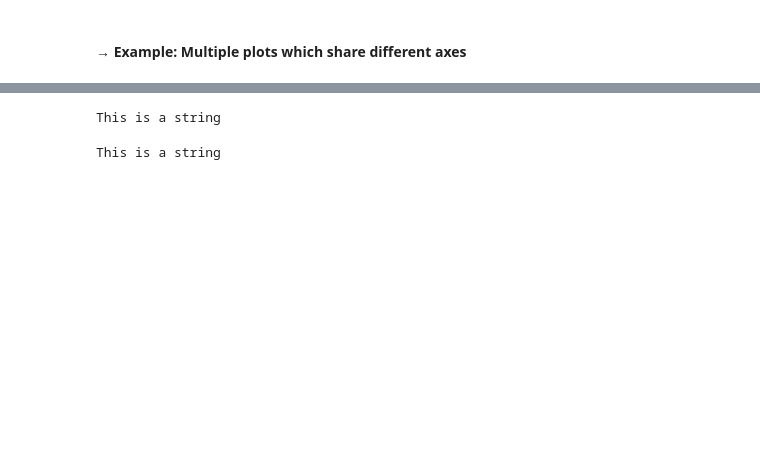
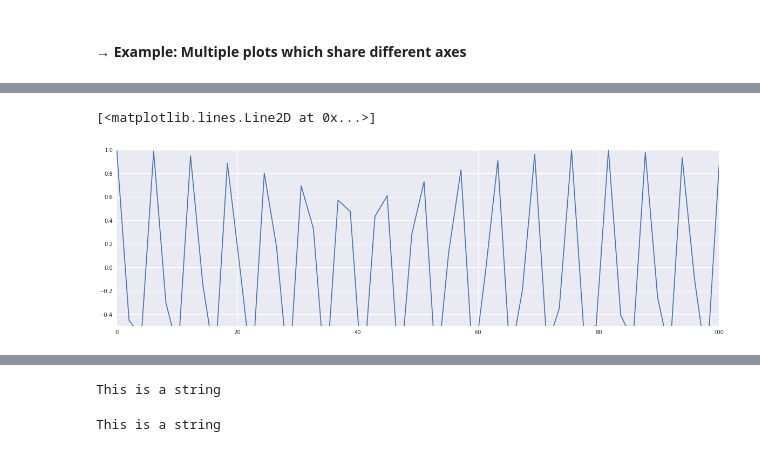
Before and after one commit to iastro-pt/IAPythonCourses, a Jupyter notebook: Class_3/Class3_theo.ipynb, the cells around one changed output, grey strips where cells are left out. Cells and saved outputs as stored; diff of their text form; code cells hidden in the pictures; blank space fills up the shorter version.

```diff
--- a/Class_3/Class3_theo.ipynb
+++ b/Class_3/Class3_theo.ipynb
@@ -220,3 +226,16 @@ ax4.plot(x[10:20] , 2*np.sin(x[10:20]),color = 'cyan')
+# %%
+
+fig = mplt.figure(figsize=(20,6))
+ax10 = fig.add_subplot(111)
+
+ax10.set_xlim([min(x),max(x)])
+
+ax10.set_ylim([min(np.cos(x))/2,max(np.cos(x))])
+
+ax10.plot(x , np.cos(x))
+# %% [output]
+[<matplotlib.lines.Line2D at 0x...>]
+[figure, added]
 # %% [markdown]
 <img align="left" width="500" src="./know_more_banner.png">  <br /><br />
 
```
Also changed, not shown: parts of 25 cells of this notebook, 4 other files.
